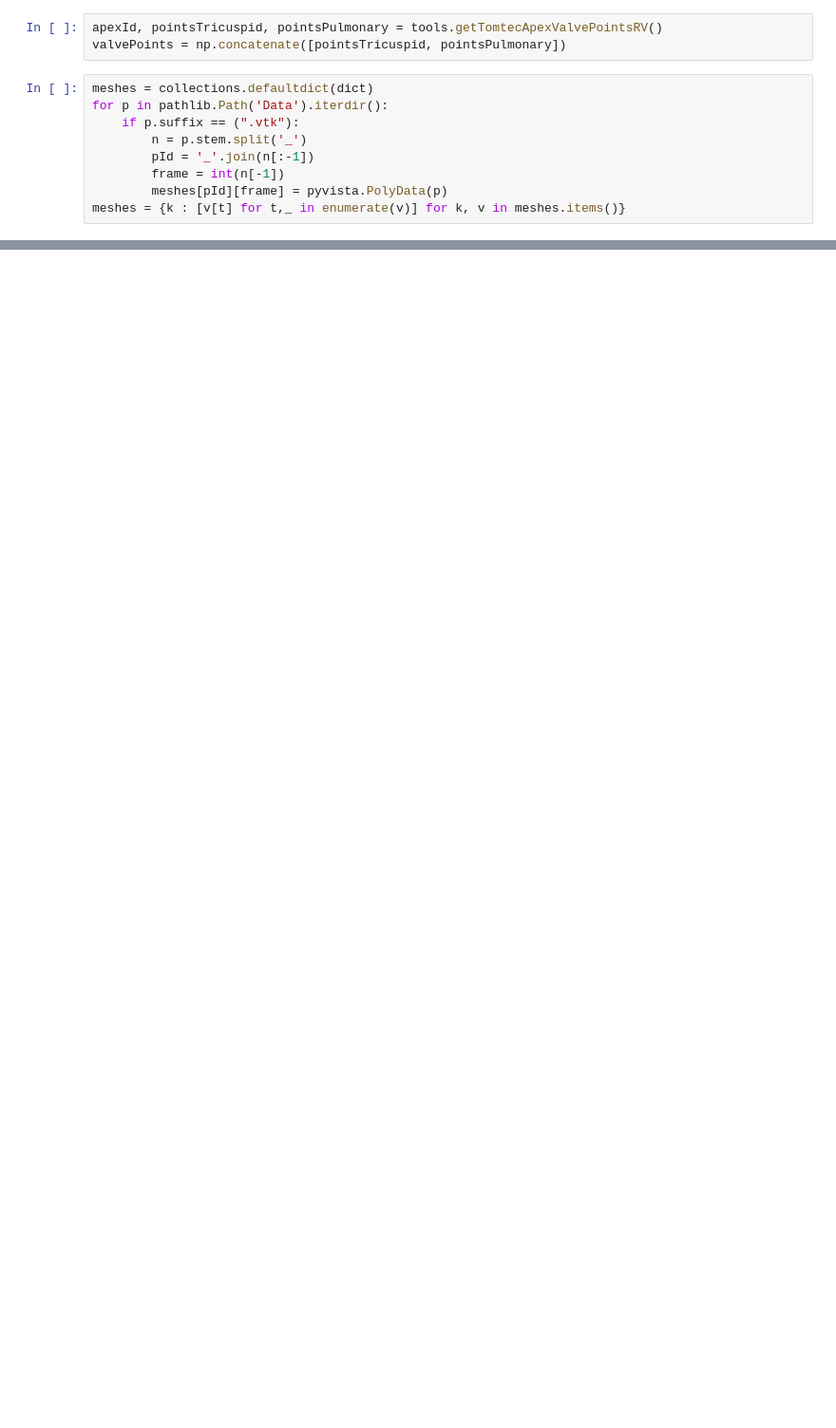
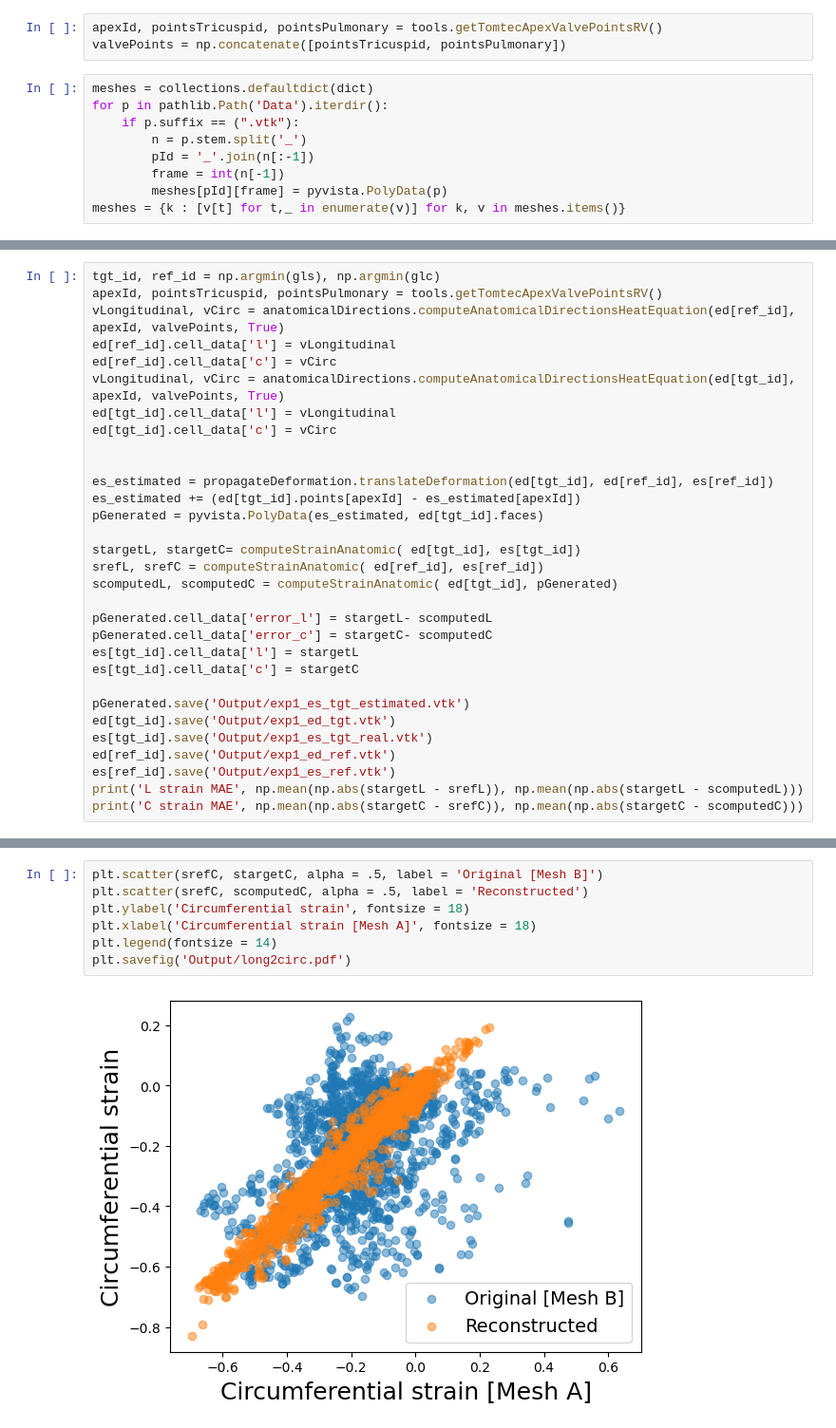
Before and after one commit to gbernardino/rvmep, a Jupyter notebook: strainReconstruction.ipynb, the cells around one changed output, grey strips where cells are left out. Shown: that part at 95% size. Cells and saved outputs as stored; diff of their text form; blank space fills up the shorter version.

```diff
--- a/strainReconstruction.ipynb
+++ b/strainReconstruction.ipynb
@@ -89,3 +219,34 @@ pGenerated = pyvista.PolyData(es_estimated_linear, ed[tgt_id].faces)
 srefL, srefC = computeStrainAnatomic( ed[tgt_id], es[tgt_id])
 stargetL, stargetC = computeStrainAnatomic( ed[ref_id], es[ref_id])
 scomputedL, scomputedC = computeStrainAnatomic( ed[tgt_id], pGenerated)
+# %%
+tgt_id, ref_id = np.argmin(gls), np.argmin(glc)
+apexId, pointsTricuspid, pointsPulmonary = tools.getTomtecApexValvePointsRV()
+vLongitudinal, vCirc = anatomicalDirections.computeAnatomicalDirectionsHeatEquation(ed[ref_id], apexId, valvePoints, True)
+ed[ref_id].cell_data['l'] = vLongitudinal
+ed[ref_id].cell_data['c'] = vCirc
+vLongitudinal, vCirc = anatomicalDirections.computeAnatomicalDirectionsHeatEquation(ed[tgt_id], apexId, valvePoints, True)
+ed[tgt_id].cell_data['l'] = vLongitudinal
+ed[tgt_id].cell_data['c'] = vCirc
+
+
+es_estimated = propagateDeformation.translateDeformation(ed[tgt_id], ed[ref_id], es[ref_id])
+es_estimated += (ed[tgt_id].points[apexId] - es_estimated[apexId])
+pGenerated = pyvista.PolyData(es_estimated, ed[tgt_id].faces)
+
+stargetL, stargetC= computeStrainAnatomic( ed[tgt_id], es[tgt_id])
+srefL, srefC = computeStrainAnatomic( ed[ref_id], es[ref_id])
+scomputedL, scomputedC = computeStrainAnatomic( ed[tgt_id], pGenerated)
+
+pGenerated.cell_data['error_l'] = stargetL- scomputedL
+pGenerated.cell_data['error_c'] = stargetC- scomputedC
+es[tgt_id].cell_data['l'] = stargetL
+es[tgt_id].cell_data['c'] = stargetC
+
+pGenerated.save('Output/exp1_es_tgt_estimated.vtk')
+ed[tgt_id].save('Output/exp1_ed_tgt.vtk')
+es[tgt_id].save('Output/exp1_es_tgt_real.vtk')
+ed[ref_id].save('Output/exp1_ed_ref.vtk')
+es[ref_id].save('Output/exp1_es_ref.vtk')
+print('L strain MAE', np.mean(np.abs(stargetL - srefL)), np.mean(np.abs(stargetL - scomputedL)))
+print('C strain MAE', np.mean(np.abs(stargetC - srefC)), np.mean(np.abs(stargetC - scomputedC)))
@@ -92 +256,10 @@ scomputedL, scomputedC = computeStrainAnatomic( ed[tgt_id], pGenerated)
+# %%
+plt.scatter(srefC, stargetC, alpha = .5, label = 'Original [Mesh B]')
+plt.scatter(srefC, scomputedC, alpha = .5, label = 'Reconstructed')
+plt.ylabel('Circumferential strain', fontsize = 18)
+plt.xlabel('Circumferential strain [Mesh A]', fontsize = 18)
+plt.legend(fontsize = 14)
+plt.savefig('Output/long2circ.pdf')
+# %% [output]
+[figure, added]
 # %%
```
Also changed, not shown: parts of 36 cells of this notebook, 1 other file.
